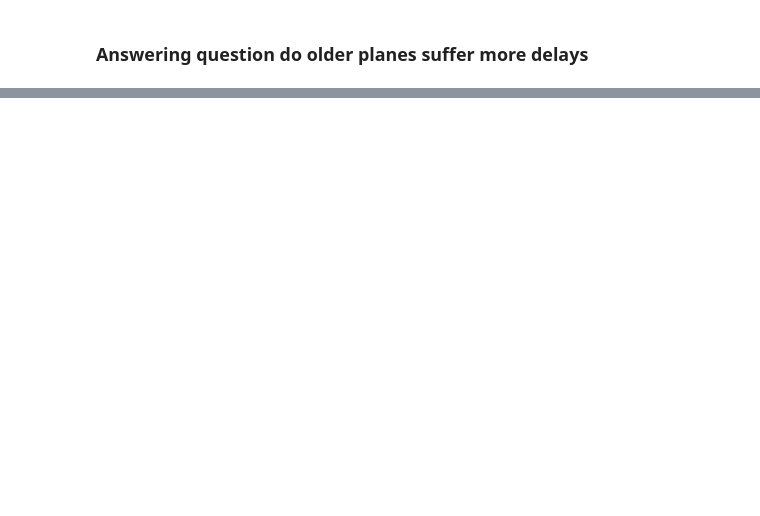
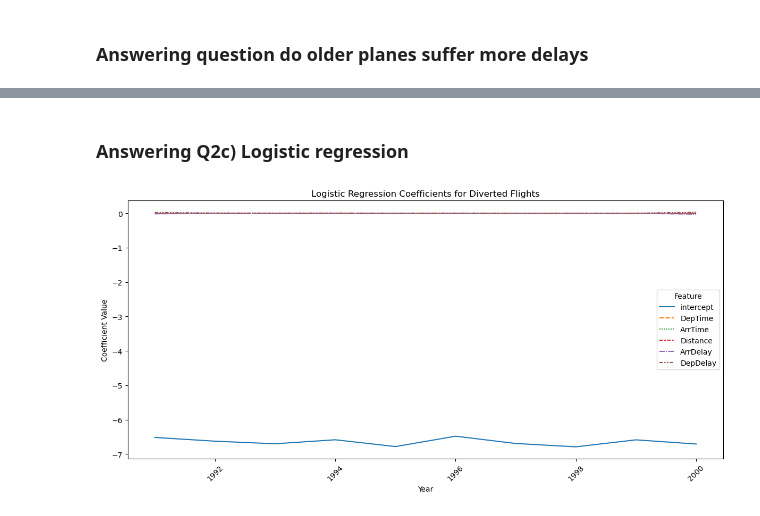
Before and after one commit to ChrisP2000/st2195_GardedAssignment2, a Jupyter notebook: Graded Assignment 2 .ipynb, the cells around one changed output, grey strips where cells are left out. Drawn from its saved outputs; the diff is of its cells as text; code cells hidden in the pictures; blank space fills up the shorter version.

```diff
--- a/Graded Assignment 2 .ipynb
+++ b/Graded Assignment 2 .ipynb
@@ -554,0 +605,57 @@ plt.show()
+# %% [markdown]
+### Answering Q2c) Logistic regression
+# %%
+from sklearn.model_selection import train_test_split
+from sklearn.linear_model import LogisticRegression
+from sklearn.impute import SimpleImputer
+import matplotlib.pyplot as plt
+import seaborn as sns
+
+airportData= pd.read_csv('/Users/christopherpang/Desktop/Main/SIM uni year 2/Programming for data science/Coursework_data/dataverse_files/plane-data.csv')
+merged_df =pd.merge()
+
+features = [ 'DepTime', 'ArrTime', 'Distance', 'ArrDelay', 'DepDelay']
+
+target = 'Diverted'
+
+# Initialize an empty DataFrame to store coefficients
+coefficients_df = pd.DataFrame()
+
+for year in range(1991, 2001):
+
+    year_data = ontime_df[ontime_df['Year'] == year].copy()
+
+
+ # Impute missing values in features
+    imputer = SimpleImputer(strategy='mean')
+    year_data.loc[:, features] = imputer.fit_transform(year_data.loc[:, features])
+
+
+    # Fit logistic regression model
+    X = year_data[features]
+    y = year_data[target]
+    X_train, X_test, y_train, y_test = train_test_split(X, y, test_size=0.2, random_state=42)
+    logistic_model = LogisticRegression()
+    logistic_model.fit(X_train, y_train)
+
+    #get coefficients and intercept
+    coefficients = logistic_model.coef_.flatten()
+    coefficients = [logistic_model.intercept_[0]] + list(coefficients)
+
+    #create a DataFrame to store co
+    coefficients_series = pd.Series(coefficients, name=year, index=['intercept'] + features)
+    coefficients_df = pd.concat([coefficients_df, coefficients_series],axis=1)
+
+
+    # Visualize the coefficients across years
+plt.figure(figsize=(12, 6))
+sns.lineplot(data=coefficients_df.T)
+plt.title('Logistic Regression Coefficients for Diverted Flights')
+plt.xlabel('Year')
+plt.ylabel('Coefficient Value')
+plt.xticks(rotation=45)
+plt.legend(title='Feature')
+plt.tight_layout()
+plt.show()
+# %% [output]
+[figure, added]
```
Also changed, not shown: parts of 8 cells of this notebook.
